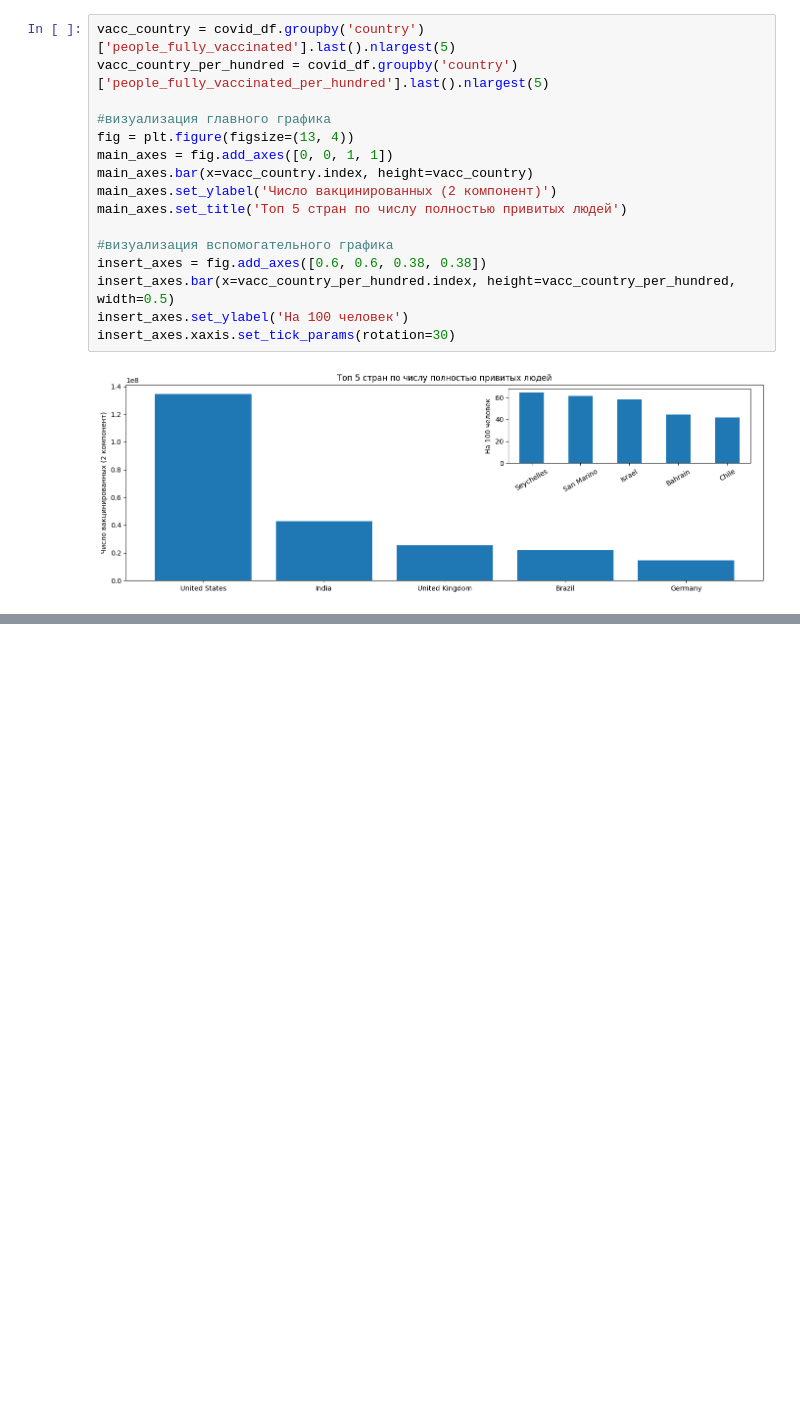
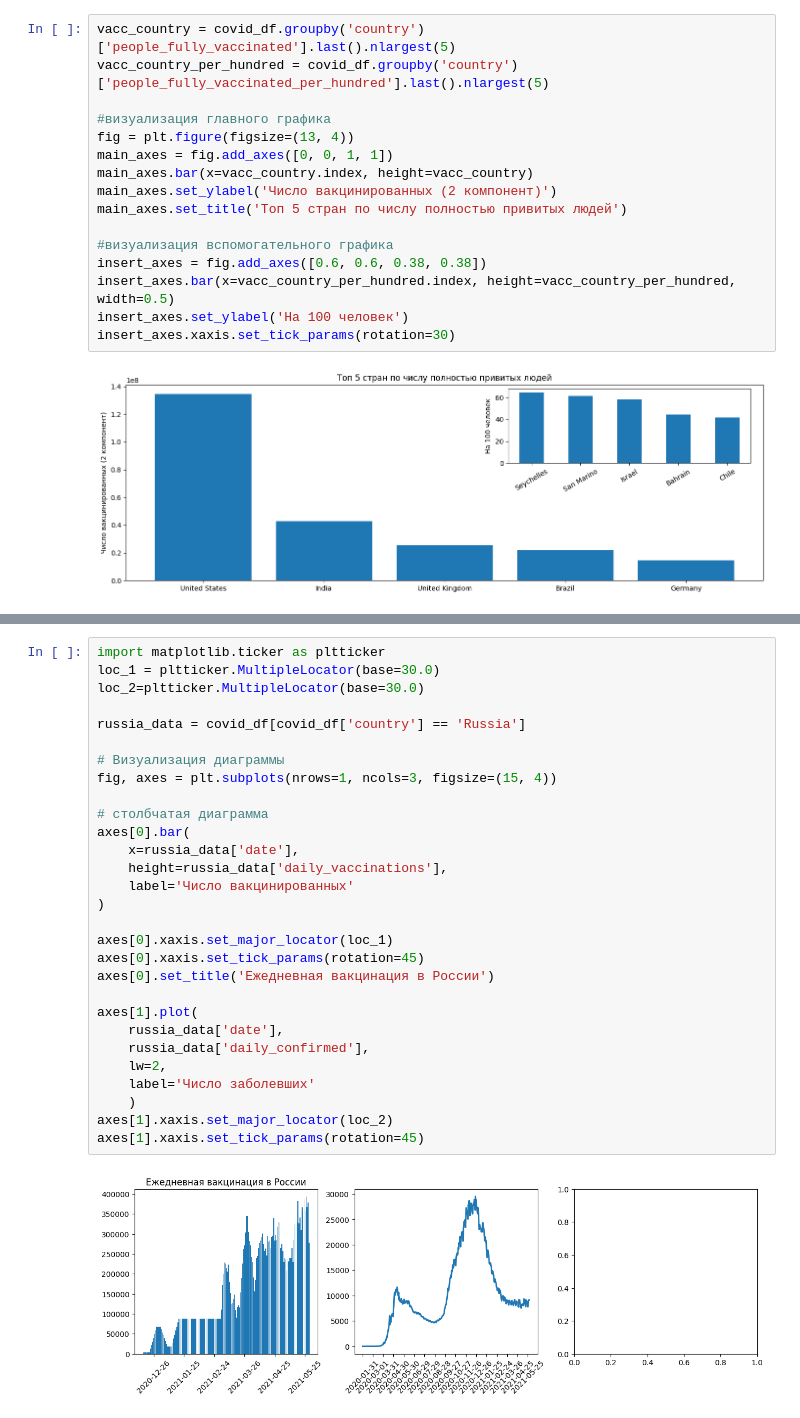
Before and after one commit to SudarickovIlya/DataCleaningProject, a Jupyter notebook: Visualization/Matplotlib.ipynb, the cells around one changed output, grey strips where cells are left out. Cells and saved outputs as stored; diff of their text form; blank space fills up the shorter version.

```diff
--- a/Visualization/Matplotlib.ipynb
+++ b/Visualization/Matplotlib.ipynb
@@ -185,0 +190,31 @@ insert_axes.xaxis.set_tick_params(rotation=30)
+# %%
+import matplotlib.ticker as pltticker
+loc_1 = pltticker.MultipleLocator(base=30.0)
+loc_2=pltticker.MultipleLocator(base=30.0)
+
+russia_data = covid_df[covid_df['country'] == 'Russia']
+
+# Визуализация диаграммы
+fig, axes = plt.subplots(nrows=1, ncols=3, figsize=(15, 4))
+
+# столбчатая диаграмма
+axes[0].bar(
+    x=russia_data['date'],
+    height=russia_data['daily_vaccinations'],
+    label='Число вакцинированных'
+)
+
+axes[0].xaxis.set_major_locator(loc_1)
+axes[0].xaxis.set_tick_params(rotation=45)
+axes[0].set_title('Ежедневная вакцинация в России')
+
+axes[1].plot(
+    russia_data['date'],
+    russia_data['daily_confirmed'],
+    lw=2,
+    label='Число заболевших'
+    )
+axes[1].xaxis.set_major_locator(loc_2)
+axes[1].xaxis.set_tick_params(rotation=45)
+# %% [output]
+[figure, added]
```
Also changed, not shown: parts of 2 cells of this notebook.
